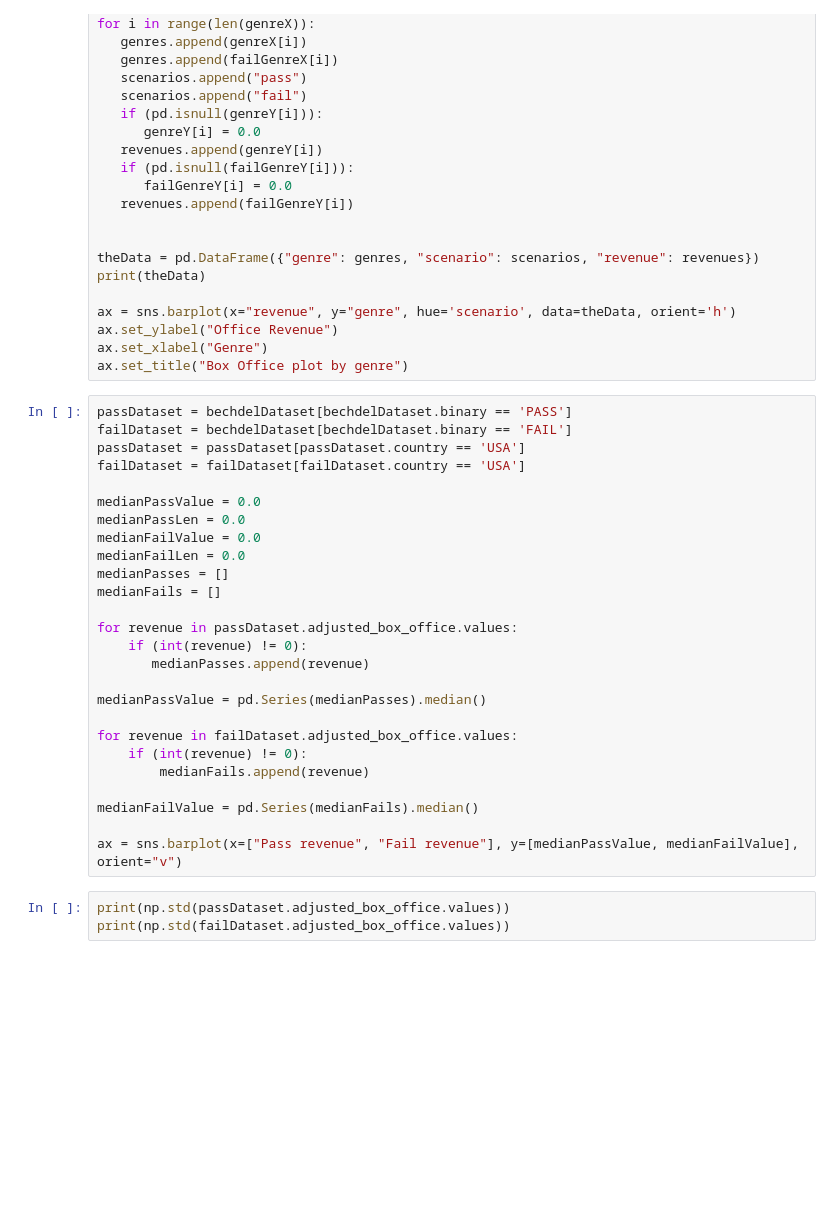
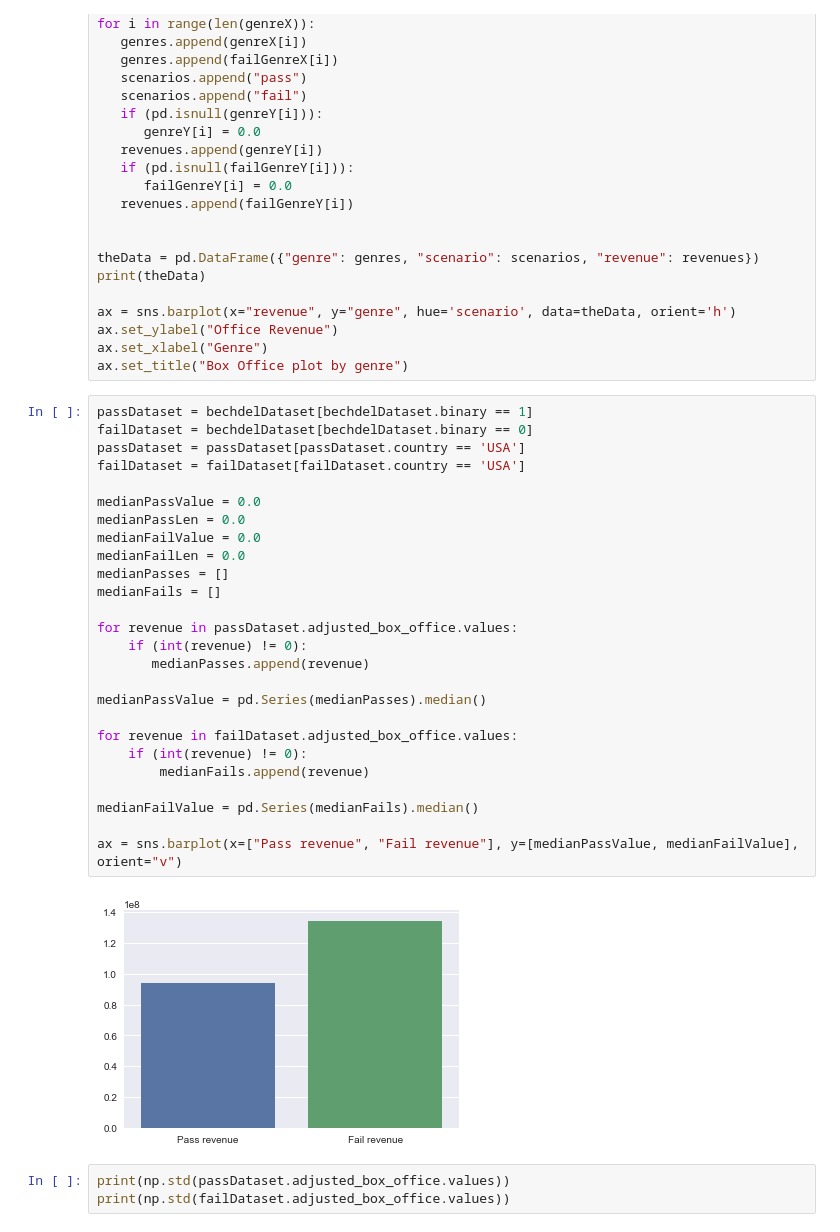
Before and after one commit to manav95/Data-Science-Intensive, a Jupyter notebook: MachineLearningAnalysis/CapstoneMilestoneReport.ipynb, the cells around one changed output. Drawn from its saved outputs; the diff is of its cells as text; blank space fills up the shorter version.

```diff
--- a/MachineLearningAnalysis/CapstoneMilestoneReport.ipynb
+++ b/MachineLearningAnalysis/CapstoneMilestoneReport.ipynb
@@ -339,31 +296,33 @@ ax.set_ylabel("Office Revenue")
 ax.set_xlabel("Genre")
 ax.set_title("Box Office plot by genre")
 # %%
-passDataset = bechdelDataset[bechdelDataset.binary == 'PASS']
-failDataset = bechdelDataset[bechdelDataset.binary == 'FAIL']
+passDataset = bechdelDataset[bechdelDataset.binary == 1]
+failDataset = bechdelDataset[bechdelDataset.binary == 0]
 passDataset = passDataset[passDataset.country == 'USA']
 failDataset = failDataset[failDataset.country == 'USA']
 
 medianPassValue = 0.0
 medianPassLen = 0.0
 medianFailValue = 0.0
 medianFailLen = 0.0
 medianPasses = []
 medianFails = []
 
 for revenue in passDataset.adjusted_box_office.values:
     if (int(revenue) != 0):
        medianPasses.append(revenue)
 
 medianPassValue = pd.Series(medianPasses).median()
 
 for revenue in failDataset.adjusted_box_office.values:
     if (int(revenue) != 0):
         medianFails.append(revenue)
 
 medianFailValue = pd.Series(medianFails).median()
 
 ax = sns.barplot(x=["Pass revenue", "Fail revenue"], y=[medianPassValue, medianFailValue], orient="v")
+# %% [output]
+[figure, added]
 # %%
 print(np.std(passDataset.adjusted_box_office.values))
 print(np.std(failDataset.adjusted_box_office.values))
```
Also changed, not shown: parts of 11 cells of this notebook, 7 other files.
